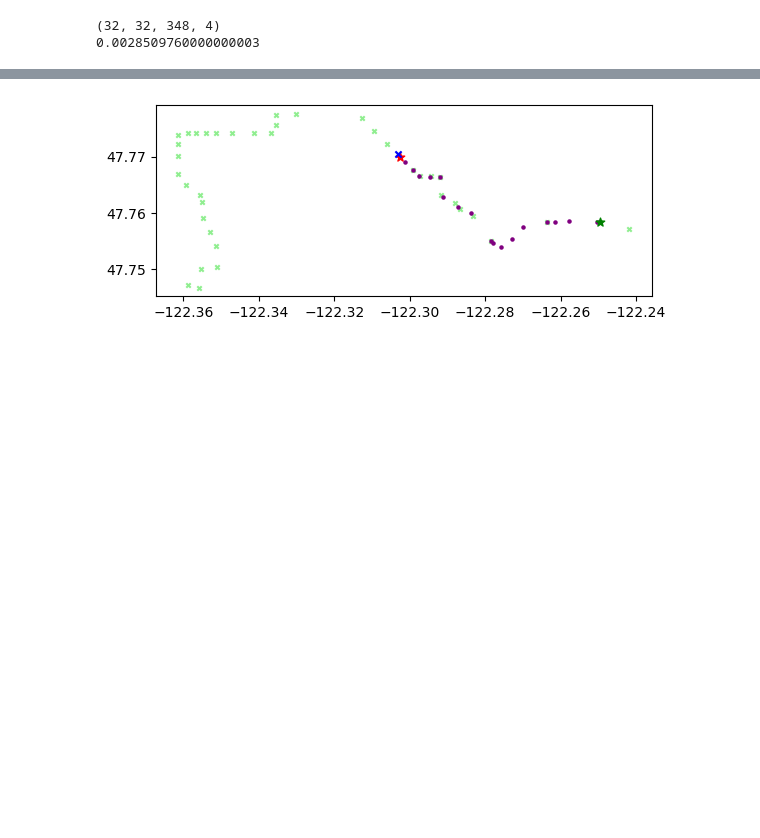
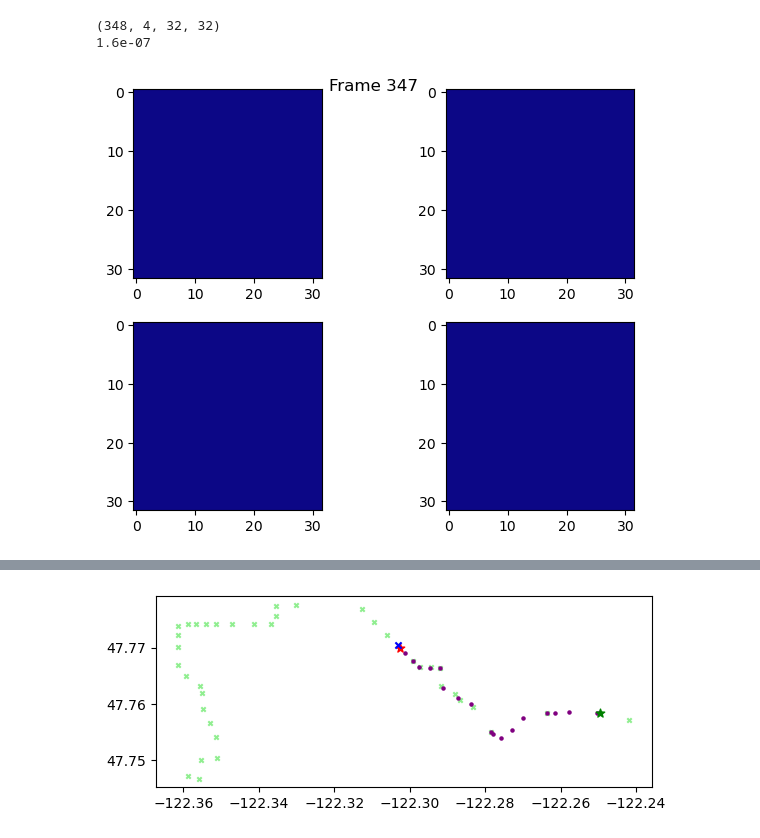
Before and after one commit to zackAemmer/generalizable_travel_times, a Jupyter notebook: src/explore_inputs.ipynb, the cells around one changed output, grey strips where cells are left out. Saved outputs shown, nothing was run; the diff lists cells and outputs as text; code cells hidden in the pictures; blank space fills up the shorter version.

Commit message:
Updating input analysis

```diff
--- a/src/explore_inputs.ipynb
+++ b/src/explore_inputs.ipynb
@@ -24,16 +18,15 @@ importlib.reload(shape_utils)
 
 RUN_FOLDER = "../results/debug/"
 # %%
-kcm_inputs = data_utils.load_run_input_data(RUN_FOLDER, "kcm/")
-atb_inputs = data_utils.load_run_input_data(RUN_FOLDER, "atb/")
+kcm_inputs = data_utils.load_all_inputs(RUN_FOLDER, "kcm/")
+atb_inputs = data_utils.load_all_inputs(RUN_FOLDER, "atb/")
-# %%
-importlib.reload(shape_utils)
-
-kcm_grid = shape_utils.get_grid(kcm_inputs['train_traces'], resolution=32, timestep=120, bbox=[47.420752,-122.440000,47.827248,-122.110950])
-# shape_utils.save_grid_anim(kcm_grid, "grid_speeds_kcm.mp4")
-print(kcm_grid.shape) # (xsteps, ysteps, tsteps, channels)
-print(sys.getsizeof(kcm_grid)*1e-9)
-# %% [output]
-(32, 32, 348, 4)
-0.0028509760000000003
+# %%
+kcm_grid = kcm_inputs['train_grid']
+print(kcm_grid.shape) # (tsteps, channels, latsteps, lonsteps)
+print(sys.getsizeof(kcm_grid)*1e-9)
+shape_utils.save_grid_anim(kcm_grid, "grid_speeds_kcm.mp4")
+# %% [output]
+(348, 4, 32, 32)
+1.6e-07
+[figure, added]
 # %%
```
Also changed, not shown: parts of 4 cells of this notebook, 2 other files.
